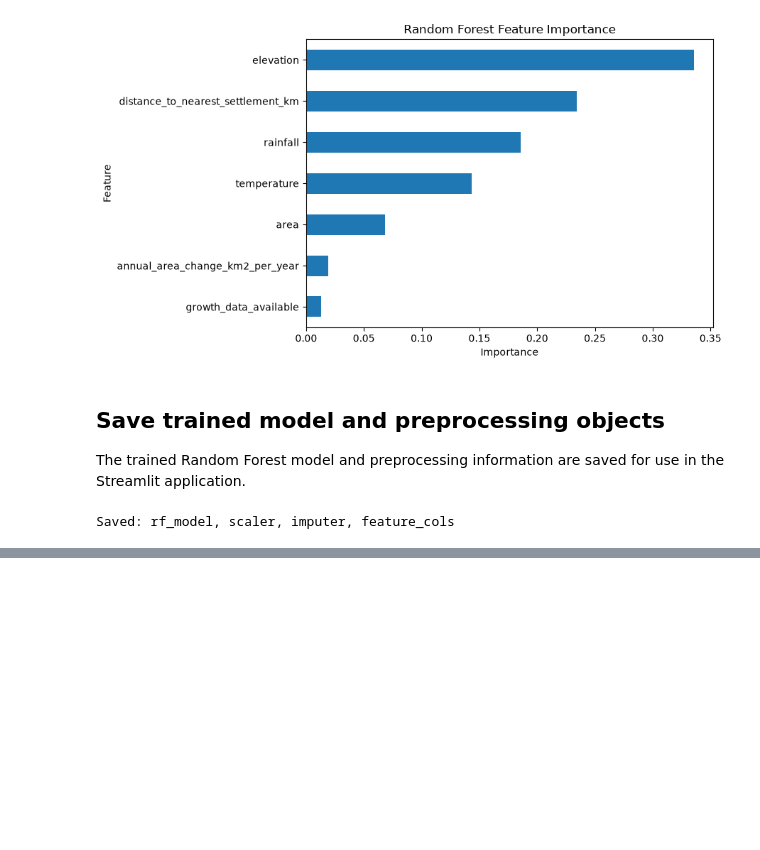
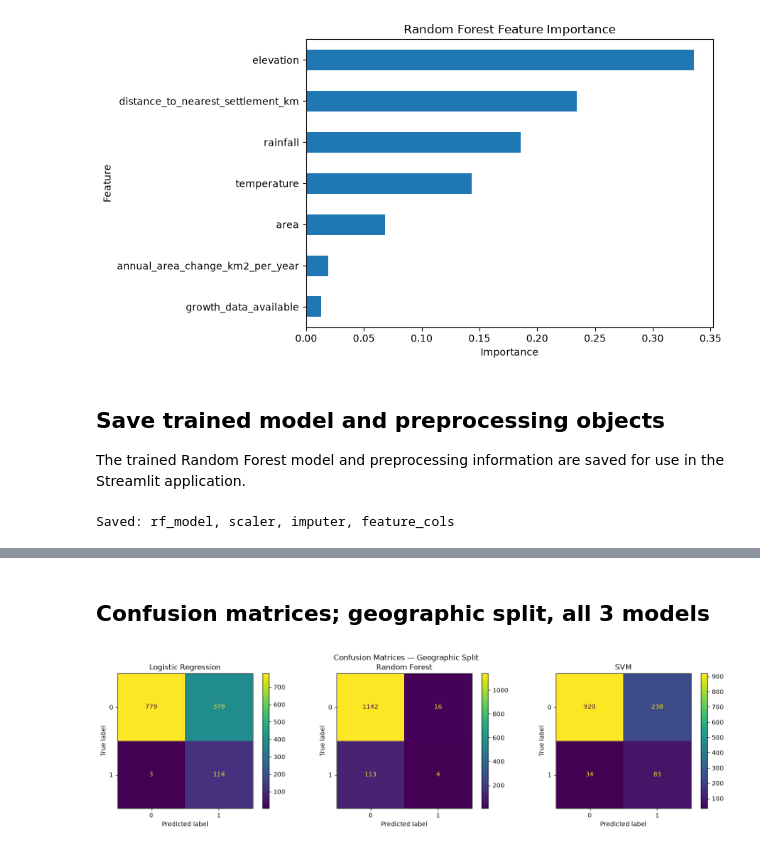
Before and after one commit to iqraamin054-code/GLOFGuard, a Jupyter notebook: notebooks/06_model_training.ipynb, the cells around one changed output, grey strips where cells are left out. Cells and saved outputs as stored; diff of their text form; code cells hidden in the pictures; blank space fills up the shorter version.

```diff
--- a/notebooks/06_model_training.ipynb
+++ b/notebooks/06_model_training.ipynb
@@ -252,0 +421,9 @@ Saved: rf_model, scaler, imputer, feature_cols
+# %%
+rf_model_geo = RandomForestClassifier(class_weight='balanced', random_state=42, n_estimators=200)
+rf_model_geo.fit(X_train_geo, y_train_geo)
+rf_preds_geo = rf_model_geo.predict(X_test_geo)
+rf_proba_geo = rf_model_geo.predict_proba(X_test_geo)[:, 1]
+
+print("=== Random Forest (Geographic Split) ===")
+print(classification_report(y_test_geo, rf_preds_geo))
+print("ROC-AUC:", roc_auc_score(y_test_geo, rf_proba_geo))
@@ -252,0 +444,11 @@ Saved: rf_model, scaler, imputer, feature_cols
+# %%
+from sklearn.svm import SVC
+
+svm_model_geo = SVC(class_weight='balanced', probability=True, random_state=42)
+svm_model_geo.fit(X_train_geo_scaled, y_train_geo)
+svm_preds_geo = svm_model_geo.predict(X_test_geo_scaled)
+svm_proba_geo = svm_model_geo.predict_proba(X_test_geo_scaled)[:, 1]
+
+print("=== SVM (Geographic Split) ===")
+print(classification_report(y_test_geo, svm_preds_geo))
+print("ROC-AUC:", roc_auc_score(y_test_geo, svm_proba_geo))
@@ -252,0 +467,21 @@ Saved: rf_model, scaler, imputer, feature_cols
+# %% [markdown]
+## Confusion matrices; geographic split, all 3 models
+# %%
+from sklearn.metrics import ConfusionMatrixDisplay
+
+fig, axes = plt.subplots(1, 3, figsize=(15, 4))
+
+ConfusionMatrixDisplay.from_predictions(y_test_geo, log_preds_geo, ax=axes[0])
+axes[0].set_title('Logistic Regression')
+
+ConfusionMatrixDisplay.from_predictions(y_test_geo, rf_preds_geo, ax=axes[1])
+axes[1].set_title('Random Forest')
+
+ConfusionMatrixDisplay.from_predictions(y_test_geo, svm_preds_geo, ax=axes[2])
+axes[2].set_title('SVM')
+
+plt.suptitle('Confusion Matrices — Geographic Split')
+plt.tight_layout()
+plt.show()
+# %% [output]
+[figure, added]
```
Also changed, not shown: parts of 24 cells of this notebook.
